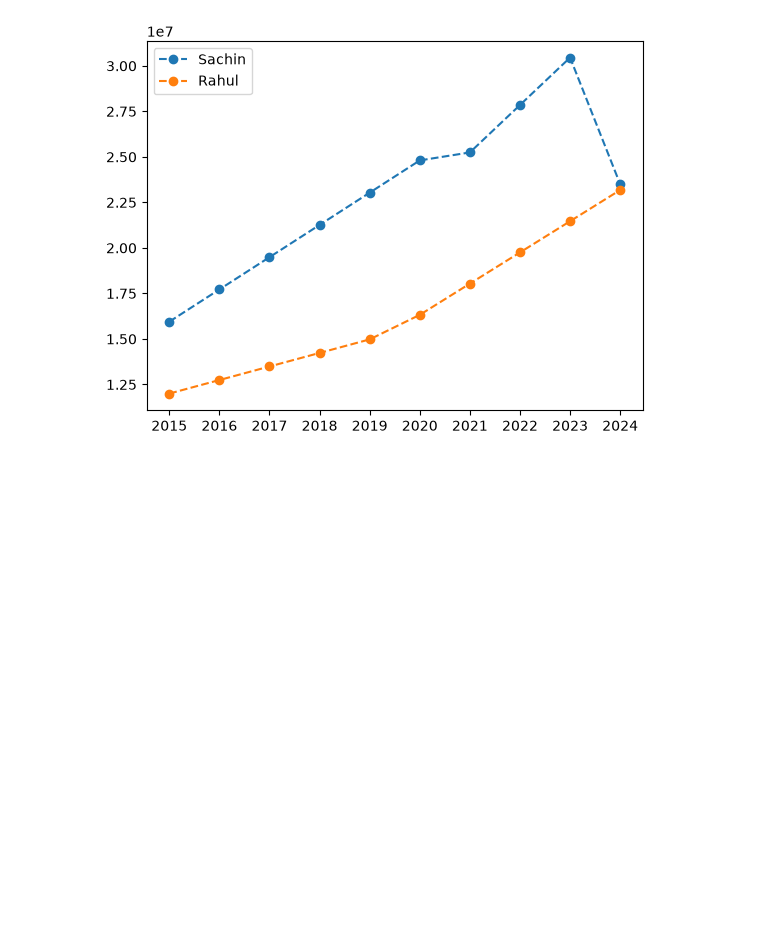
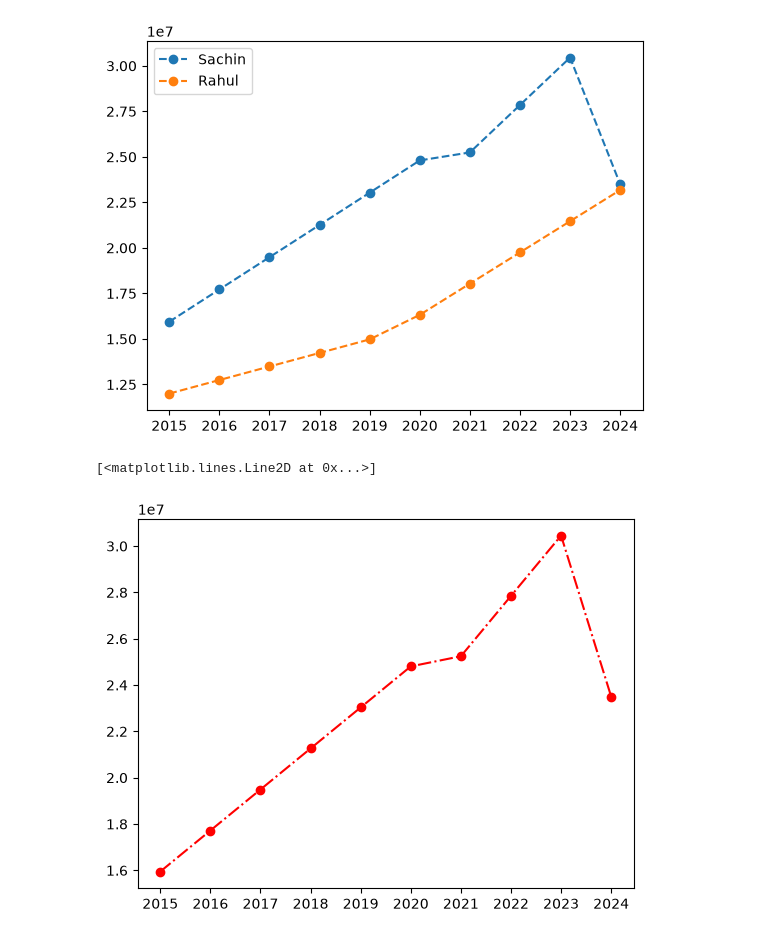
Before and after one commit to HarvindarRaghav/Full-Stack-Data-Science-with-Gen-AI-Agentic-AI, a Jupyter notebook: 01_Python/19-MatplotLib/matplotlib-poc.ipynb, the cells around one changed output. Cells and saved outputs as stored; diff of their text form; code cells hidden in the pictures; blank space fills up the shorter version.

Commit message:
change color in graph

```diff
--- a/01_Python/19-MatplotLib/matplotlib-poc.ipynb
+++ b/01_Python/19-MatplotLib/matplotlib-poc.ipynb
@@ -162,3 +162,12 @@ plt.legend()
 plt.show()
 # %% [output]
 [figure]
+# %%
+# Here we are plotting the salary of the players with different line styles and markers and Seasons S should be Capital
+# and c= 'red' should be used to change the color of the line and marker
+import matplotlib.pyplot as plt
+Seasons
+plt.plot(Seasons , Salary[0] , label ='Rahul', marker = 'o' , ls = '-.', c= 'red')
+# %% [output]
+[<matplotlib.lines.Line2D at 0x...>]
+[figure, added]
```
